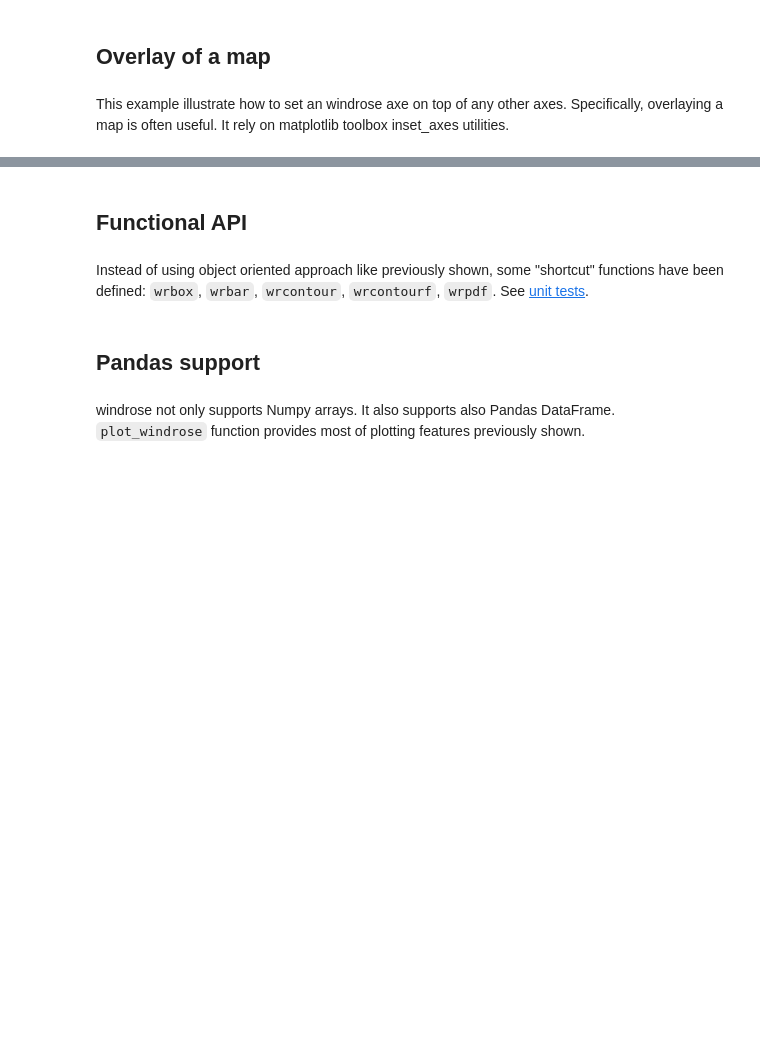
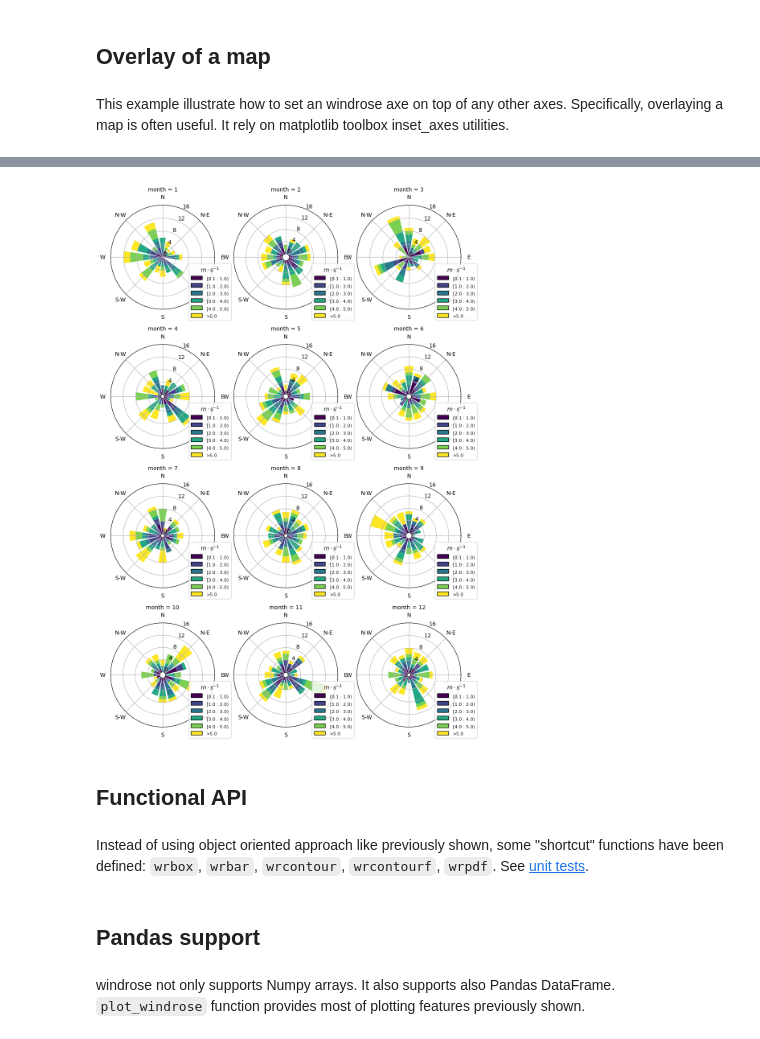
Before and after one commit to python-windrose/windrose, a Jupyter notebook: usage-output.ipynb, the cells around one changed output, grey strips where cells are left out. Saved outputs shown, nothing was run; the diff lists cells and outputs as text; code cells hidden in the pictures; blank space fills up the shorter version.

```diff
--- a/usage-output.ipynb
+++ b/usage-output.ipynb
@@ -249,14 +266,75 @@ for ax in [wrax_cham, wrax_passy]:
+# %%
+import numpy as np
+import pandas as pd
+import seaborn as sns
+from matplotlib import pyplot as plt
+
+from windrose import WindroseAxes, plot_windrose
+
+wind_data = pd.DataFrame(
+    {
+        "ws": np.random.random(1200) * 6,
+        "wd": np.random.random(1200) * 360,
+        "month": np.repeat(range(1, 13), 100),
+    }
+)
+
+
+def plot_windrose_subplots(data, *, direction, var, color=None, **kwargs):
+    """wrapper function to create subplots per axis"""
+    ax = plt.gca()
+    ax = WindroseAxes.from_ax(ax=ax)
+    plot_windrose(direction_or_df=data[direction], var=data[var], ax=ax, **kwargs)
+
+
+# this creates the raw subplot structure with a subplot per value in month.
+g = sns.FacetGrid(
+    data=wind_data,
+    # the column name for each level a subplot should be created
+    col="month",
+    # place a maximum of 3 plots per row
+    col_wrap=3,
+    subplot_kws={"projection": "windrose"},
+    sharex=False,
+    sharey=False,
+    despine=False,
+    height=3.5,
+)
+
+g.map_dataframe(
+    plot_windrose_subplots,
+    direction="wd",
+    var="ws",
+    normed=True,
+    # manually set bins, so they match for each subplot
+    bins=(0.1, 1, 2, 3, 4, 5),
+    calm_limit=0.1,
+    kind="bar",
+)
+
+# make the subplots easier to compare, by having the same y-axis range
+y_ticks = range(0, 17, 4)
+for ax in g.axes:
+    ax.set_legend(
+        title="$m \cdot s^{-1}$", bbox_to_anchor=(1.15, -0.1), loc="lower right"
+    )
+    ax.set_rgrids(y_ticks, y_ticks)
+
+# adjust the spacing between the subplots to have sufficient space between plots
+plt.subplots_adjust(wspace=-0.2)
+# %% [output]
+[figure, added]
 # %% [markdown]
 ## Functional API
 # %% [markdown]
 Instead of using object oriented approach like previously shown, some
-"shortcut" functions have been defined: ``wrbox``, ``wrbar``,
-``wrcontour``, ``wrcontourf``, ``wrpdf``. See [unit tests](https://github.com/python-windrose/windrose/blob/master/tests/test_windrose.py).
+"shortcut" functions have been defined: `wrbox`, `wrbar`,
+`wrcontour`, `wrcontourf`, `wrpdf`. See [unit tests](https://github.com/python-windrose/windrose/blob/master/tests/test_windrose.py).
 # %% [markdown]
 ## Pandas support
 # %% [markdown]
 windrose not only supports Numpy arrays. It also supports also Pandas
-DataFrame. ``plot_windrose`` function provides most of plotting features
+DataFrame. `plot_windrose` function provides most of plotting features
 previously shown.
 # %%
 import pandas as pd
```
Also changed, not shown: parts of 14 cells of this notebook, 36 other files.
